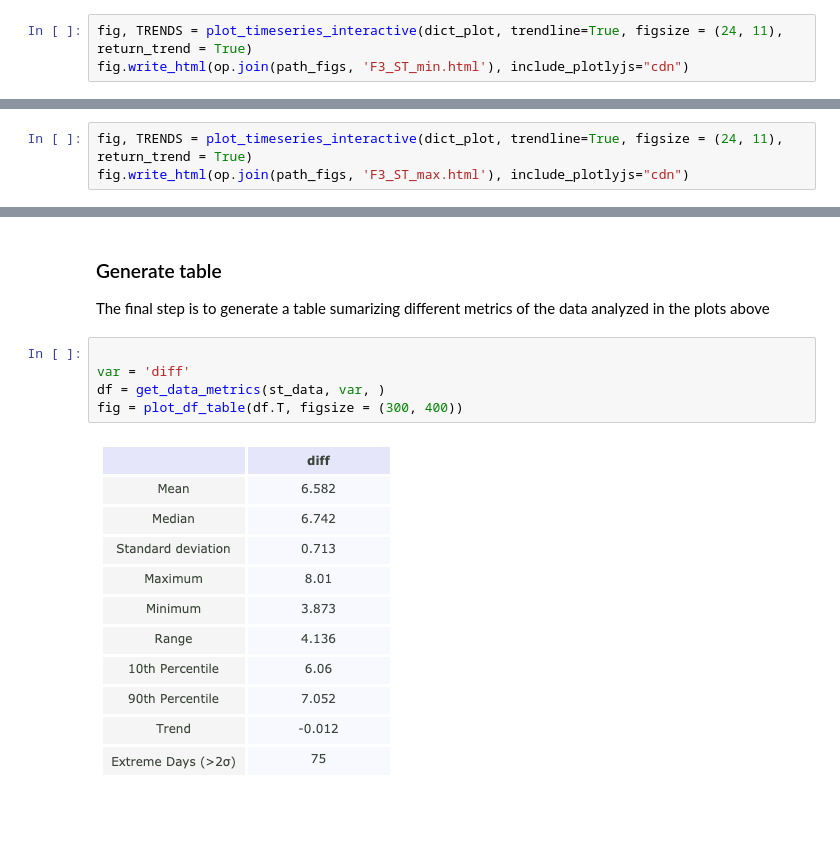
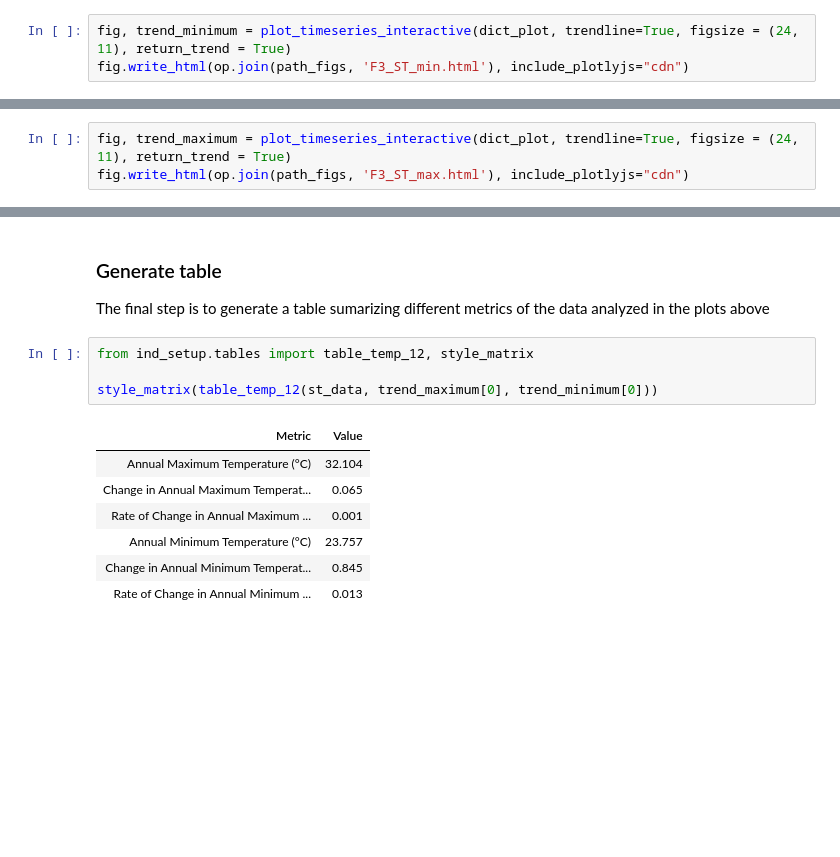
Before and after one commit to lauracagigal/CC_indicators, a Jupyter notebook: _build/html/_sources/notebooks_historical/atmosphere/2_surface_temperature/b_min_max_temperature.ipynb, the cells around one changed output, grey strips where cells are left out. Saved outputs shown, nothing was run; the diff lists cells and outputs as text; blank space fills up the shorter version.

```diff
--- a/_build/html/_sources/notebooks_historical/atmosphere/2_surface_temperature/b_min_max_temperature.ipynb
+++ b/_build/html/_sources/notebooks_historical/atmosphere/2_surface_temperature/b_min_max_temperature.ipynb
@@ -88,7 +89,7 @@ The following plot represent the average minimum and maximum temperature over ti
 dict_plot = [{'data' : st_data, 'var' : 'TMIN', 'ax' : 1, 'label' : 'TMIN'},
         ]
 # %%
-fig, TRENDS = plot_timeseries_interactive(dict_plot, trendline=True, figsize = (24, 11), return_trend = True)
+fig, trend_minimum = plot_timeseries_interactive(dict_plot, trendline=True, figsize = (24, 11), return_trend = True)
 fig.write_html(op.join(path_figs, 'F3_ST_min.html'), include_plotlyjs="cdn")
 # %% [markdown]
 ### Maximum Temperatures
@@ -96,7 +97,7 @@ fig.write_html(op.join(path_figs, 'F3_ST_min.html'), include_plotlyjs="cdn")
 dict_plot = [{'data' : st_data, 'var' : 'TMAX', 'ax' : 2, 'label' : 'TMAX'},
         ]
 # %%
-fig, TRENDS = plot_timeseries_interactive(dict_plot, trendline=True, figsize = (24, 11), return_trend = True)
+fig, trend_maximum = plot_timeseries_interactive(dict_plot, trendline=True, figsize = (24, 11), return_trend = True)
 fig.write_html(op.join(path_figs, 'F3_ST_max.html'), include_plotlyjs="cdn")
 # %% [markdown]
 ### Minimum and Maximum Temperatures
@@ -155,10 +141,15 @@ glue("trend_diff", float(trend[0]), display=False)
 # %% [markdown]
 ### Generate table
 The final step is to generate a table sumarizing different metrics of the data analyzed in the plots above
-# %%
-
-var = 'diff'
-df = get_data_metrics(st_data, var, )
-fig = plot_df_table(df.T, figsize = (300, 400))
-# %% [output]
-[figure, removed]
+# %%
+from ind_setup.tables import table_temp_12, style_matrix
+
+style_matrix(table_temp_12(st_data, trend_maximum[0], trend_minimum[0]))
+# %% [output]
+| Metric | Value |
+| Annual Maximum Temperature (°C) | 32.104 |
+| Change in Annual Maximum Temperat... | 0.065 |
+| Rate of Change in Annual Maximum ... | 0.001 |
+| Annual Minimum Temperature (°C) | 23.757 |
+| Change in Annual Minimum Temperat... | 0.845 |
+| Rate of Change in Annual Minimum ... | 0.013 |
```
Also changed, not shown: parts of 4 cells of this notebook, 26 other files.
